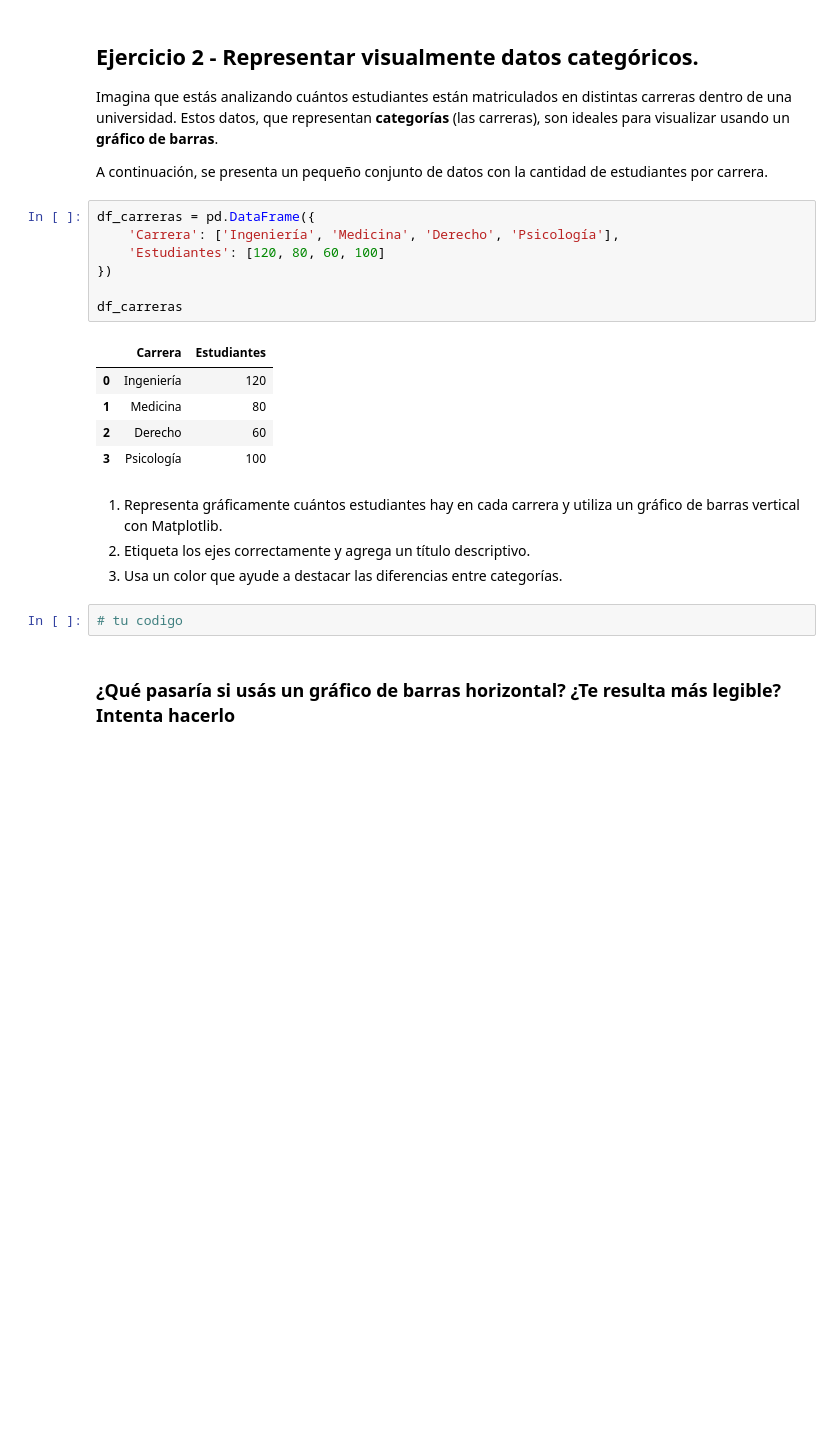
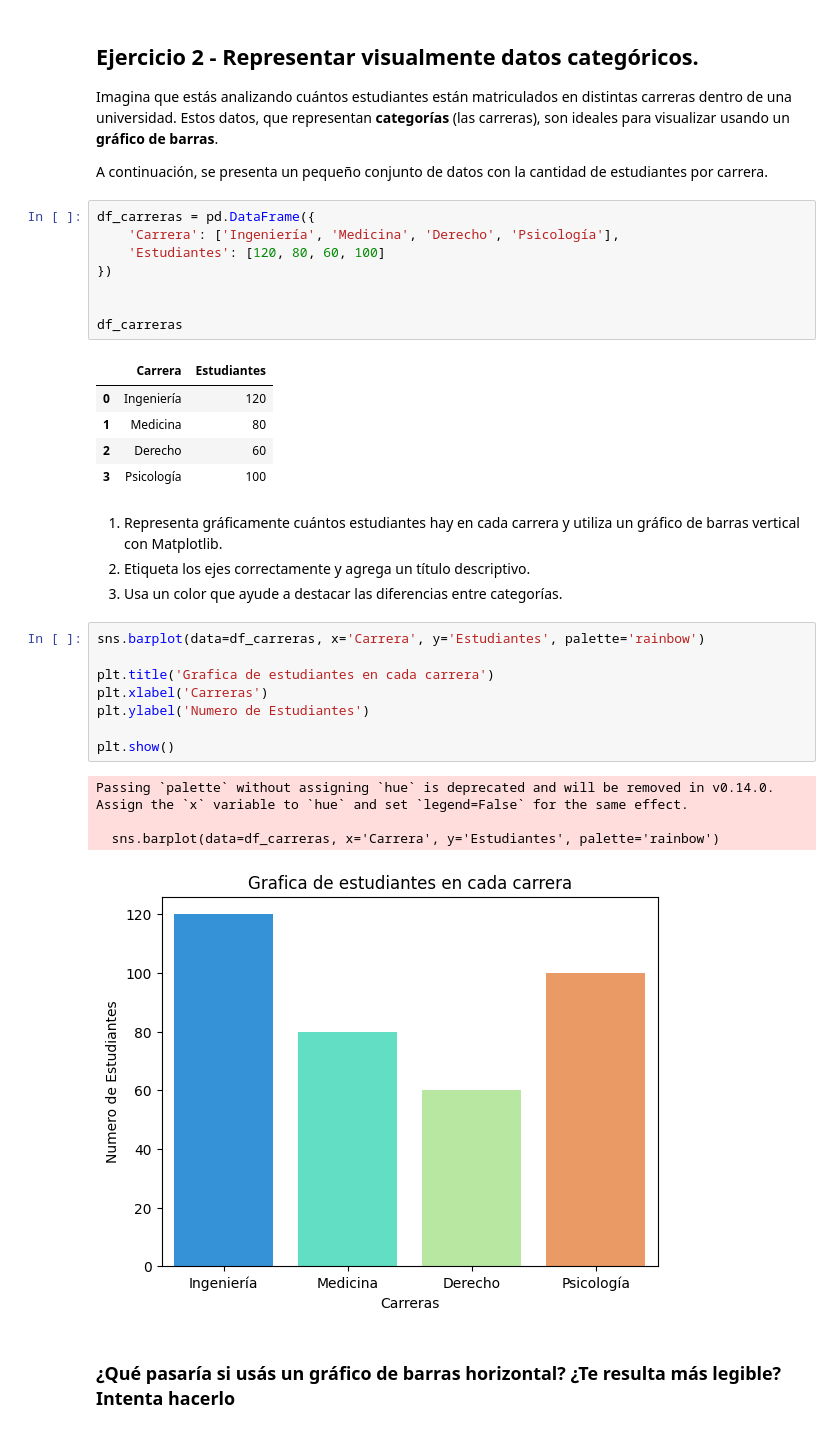
Before and after one commit to 4GeeksAcademy/Eder_matplot-and-seaborn, a Jupyter notebook: notebook/problems.es.ipynb, the cells around one changed output. Drawn from its saved outputs; the diff is of its cells as text; blank space fills up the shorter version.

```diff
--- a/notebook/problems.es.ipynb
+++ b/notebook/problems.es.ipynb
@@ -71,6 +71,7 @@ df_carreras = pd.DataFrame({
     'Estudiantes': [120, 80, 60, 100]
 })
 
+
 df_carreras
 # %% [output]
 |  | Carrera | Estudiantes |
@@ -82,7 +83,18 @@ df_carreras
 1. Representa gráficamente cuántos estudiantes hay en cada carrera y utiliza un gráfico de barras vertical con Matplotlib.
 2. Etiqueta los ejes correctamente y agrega un título descriptivo.
 3. Usa un color que ayude a destacar las diferencias entre categorías.
-# %%
-# tu codigo
+# %%
+sns.barplot(data=df_carreras, x='Carrera', y='Estudiantes', palette='rainbow')
+
+plt.title('Grafica de estudiantes en cada carrera')
+plt.xlabel('Carreras')
+plt.ylabel('Numero de Estudiantes')
+
+plt.show()
+# %% [output]
+Passing `palette` without assigning `hue` is deprecated and will be removed in v0.14.0. Assign the `x` variable to `hue` and set `legend=False` for the same effect.
+
+  sns.barplot(data=df_carreras, x='Carrera', y='Estudiantes', palette='rainbow')
+[figure, added]
 # %% [markdown]
 ### ¿Qué pasaría si usás un gráfico de barras **horizontal**? ¿Te resulta más legible? Intenta hacerlo
```
Also changed, not shown: parts of 7 cells of this notebook.
